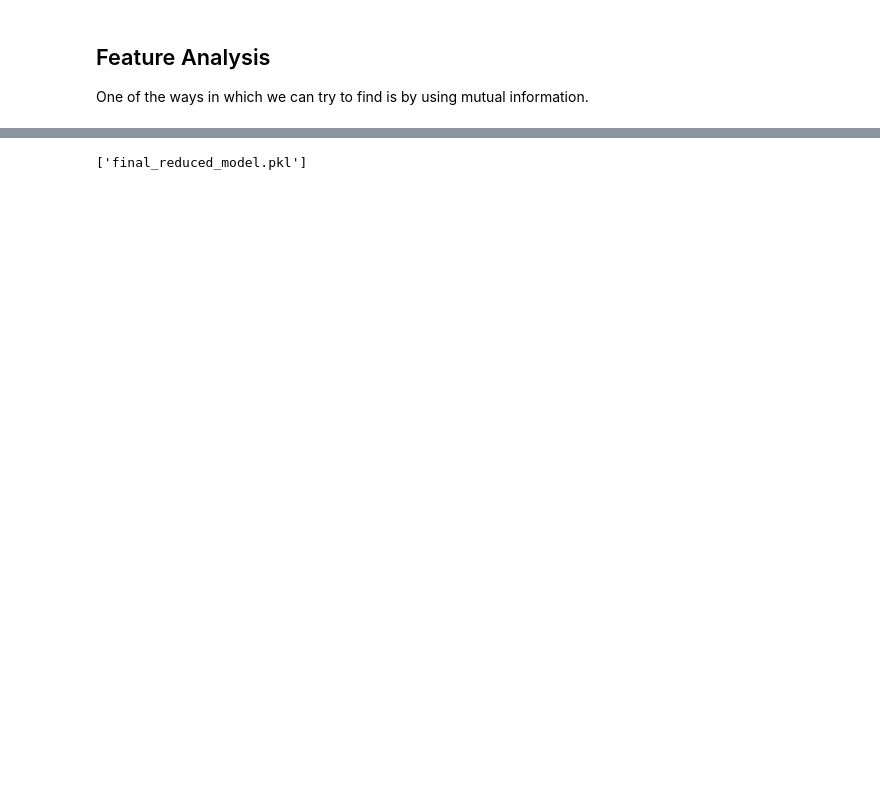
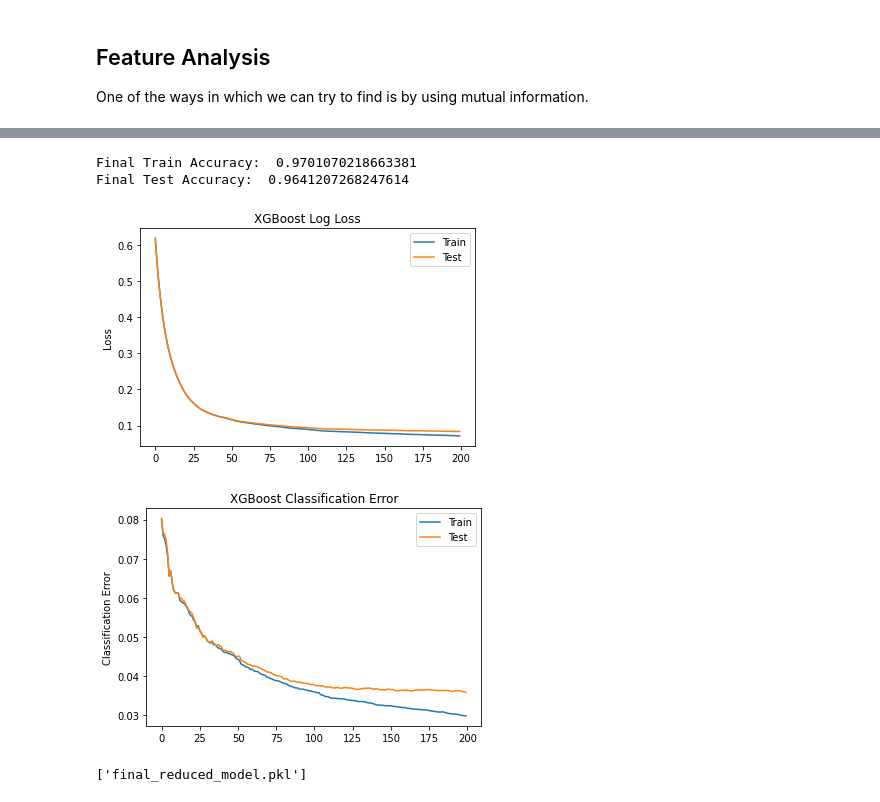
Before and after one commit to ivillar/Tagg-Data-Science-Application, a Jupyter notebook: submission.ipynb, the cells around one changed output, grey strips where cells are left out. Cells and saved outputs as stored; diff of their text form; code cells hidden in the pictures; blank space fills up the shorter version.

```diff
--- a/submission.ipynb
+++ b/submission.ipynb
@@ -415,5 +413,0 @@ Accuracy for keeping 20 best features: 0.963225673633264
-# %%
-final_reduced_model = XGBClassifier(max_depth=6, n_estimators=200, booster='dart', reg_lambda=1.25, tree_method = "gpu_hist")
-final_reduced_model.fit(X_train_final, y_train)
-y_pred = final_reduced_model.predict(X_test_final)
-final_accuracy = metrics.accuracy_score(y_test, y_pred)
@@ -424 +414,45 @@ print(final_accuracy)
+# %%
+final_reduced_model = XGBClassifier(**params)
+
+eval_set = [(X_train_final, y_train), (X_test_final, y_test)]
+
+final_reduced_model.fit(X_train_final, y_train, eval_metric=["error", "logloss"], eval_set=eval_set, verbose=False)
+
+y_pred_train = final_reduced_model.predict(X_train_final)
+y_pred_test = final_reduced_model.predict(X_test_final)
+
+
+final_train_accuracy = metrics.accuracy_score(y_train, y_pred_train)
+final_test_accuracy = metrics.accuracy_score(y_test, y_pred_test)
+results = final_reduced_model.evals_result()
+# %%
+def plot_history(model):
+    results = model.evals_result()
+    num_epochs = len(results['validation_0']['error'])
+    x = range(0, num_epochs)
+
+    fig, ax = plt.subplots()
+    ax.plot(x, results['validation_0']['logloss'], label='Train')
+    ax.plot(x, results['validation_1']['logloss'], label='Test')
+    ax.legend()
+    plt.ylabel('Loss')
+    plt.title('XGBoost Log Loss')
+    plt.show()
+    # plot classification error
+    fig, ax = plt.subplots()
+    ax.plot(x, results['validation_0']['error'], label='Train')
+    ax.plot(x, results['validation_1']['error'], label='Test')
+    ax.legend()
+    plt.ylabel('Classification Error')
+    plt.title('XGBoost Classification Error')
+    plt.show()
+# %%
+print("Final Train Accuracy: ",final_train_accuracy)
+print("Final Test Accuracy: ", final_test_accuracy)
+plot_history(final_reduced_model)
+# %% [output]
+Final Train Accuracy:  0.9701070218663381
+Final Test Accuracy:  0.9641207268247614
+[figure, added]
+[figure, added]
 # %%
```
Also changed, not shown: parts of 24 cells of this notebook.
